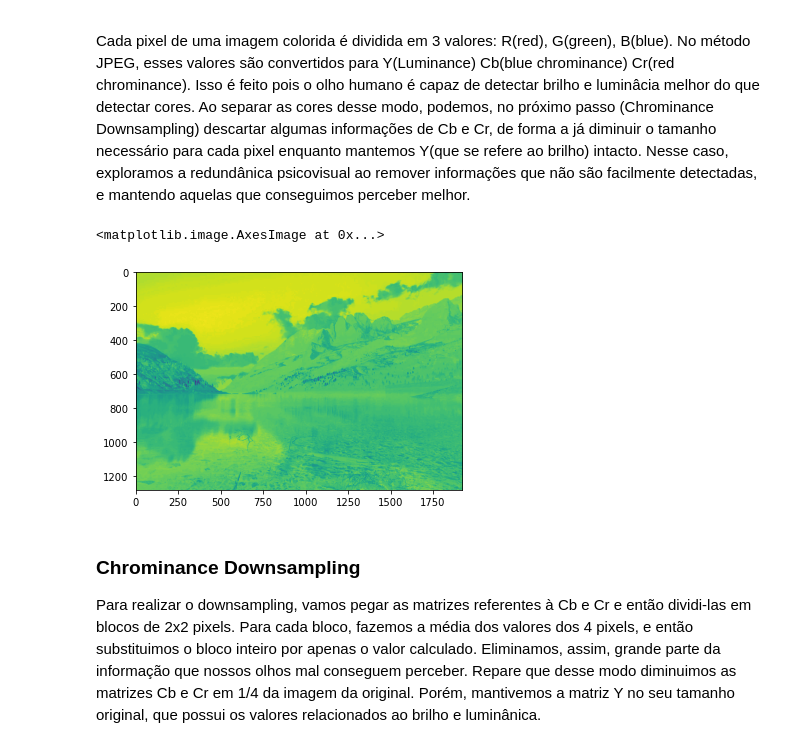
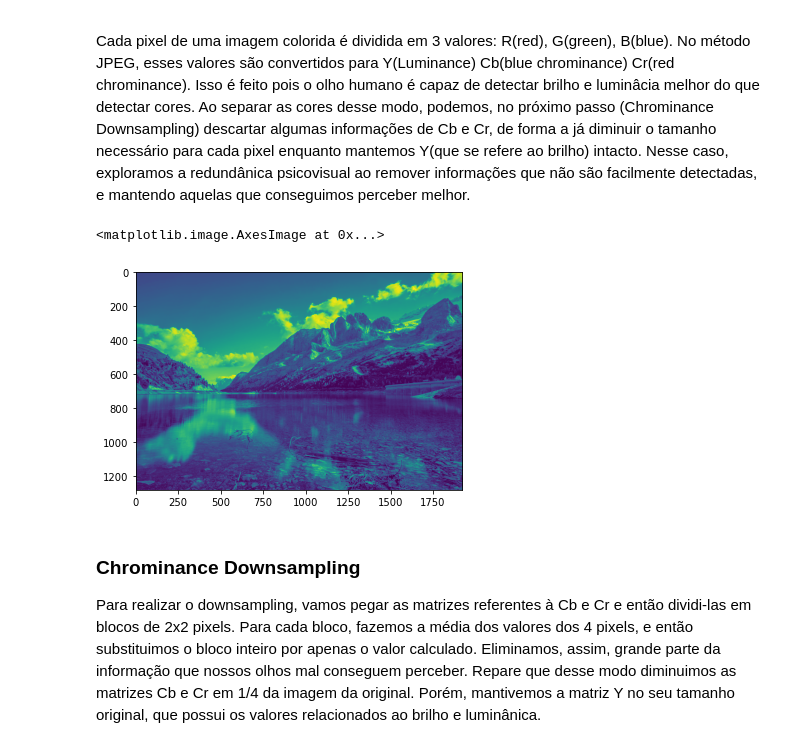
Before and after one commit to luiz-couto/image-compressor, a Jupyter notebook: img-compressor.ipynb, the cells around one changed output. Saved outputs shown, nothing was run; the diff lists cells and outputs as text; code cells hidden in the pictures.

```diff
--- a/img-compressor.ipynb
+++ b/img-compressor.ipynb
@@ -43,11 +45,12 @@ def convertRGBToYCbCr(imgInRGB):
     Y, Cr, Cb = cv2.split(YCbCr_img)
     return Y, Cb, Cr
 # %%
-Y, _Cb, _Cr = convertRGBToYCbCr(img)
-plt.imshow(_Cr)
+_Y, _Cb, _Cr = convertRGBToYCbCr(img)
+plt.imshow(_Y)
+#print(_Y)
 # %% [output]
 <matplotlib.image.AxesImage at 0x...>
-[figure, old version]
+[figure, new version]
 # %% [markdown]
 ### Chrominance Downsampling
 Para realizar o downsampling, vamos pegar as matrizes referentes à Cb e Cr e então dividi-las em blocos de 2x2 pixels. Para cada bloco, fazemos a média dos valores dos 4 pixels, e então substituimos o bloco inteiro por apenas o valor calculado. Eliminamos, assim, grande parte da informação que nossos olhos mal conseguem perceber. Repare que desse modo diminuimos as matrizes Cb e Cr em 1/4 da imagem da original. Porém, mantivemos a matriz Y no seu tamanho original, que possui os valores relacionados ao brilho e luminânica.
```
Also changed, not shown: parts of 16 cells of this notebook, 1 other file.
